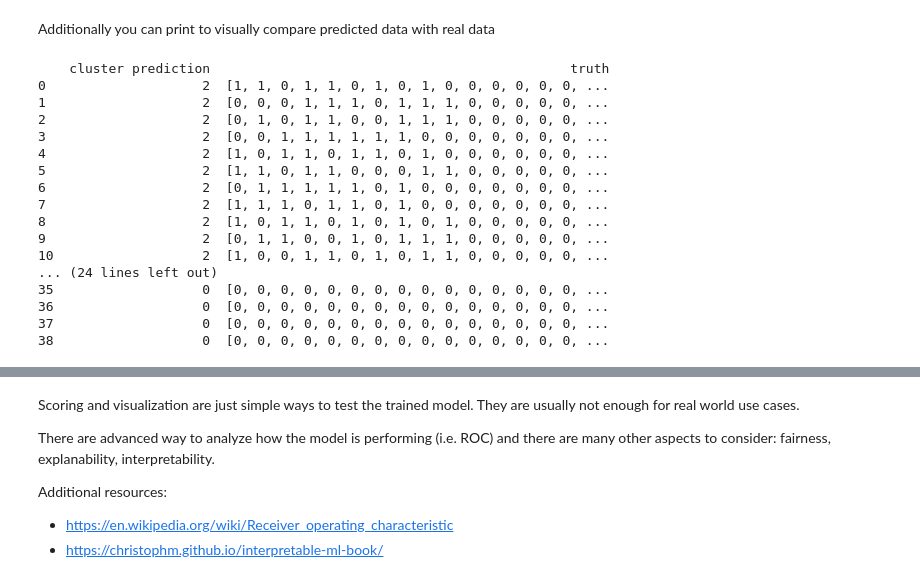
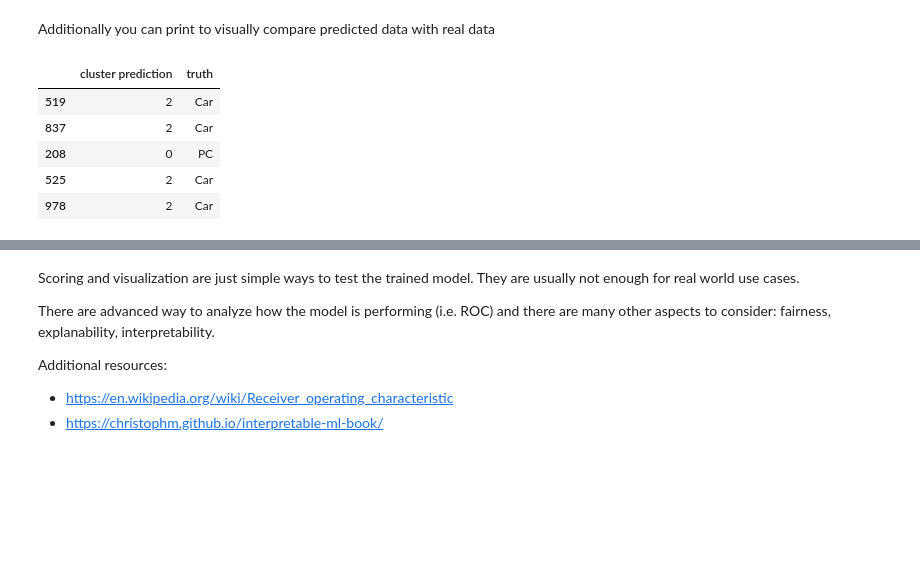
Before and after one commit to gitgabrio/cvd_binder, a Jupyter notebook: notebook.ipynb, the cells around one changed output, grey strips where cells are left out. Cells and saved outputs as stored; diff of their text form; code cells hidden in the pictures; blank space fills up the shorter version.

```diff
--- a/notebook.ipynb
+++ b/notebook.ipynb
@@ -100,0 +56,11 @@ print (df2)
+# %%
+# load required columns
+inputs = df['buyed_items_indexes']
+outputs = df['type']
+# splitting buyed_customer_items_id array to multiple columns
+inputs_multicolumn  = pd.DataFrame(inputs.tolist(), index=inputs.index)
+
+# splitting data in training/test
+test_size = 0.4             # percentage of data used to create test set
+random_state = 23           # fixed seed to make randomization reproducible
+input_train, input_test, output_train, output_test = train_test_split(inputs_multicolumn, outputs, test_size=test_size, random_state=random_state)
@@ -122,37 +103,15 @@ model_score: -2395.770362128503
 Note: Pay attention to overfitting problem ( https://en.wikipedia.org/wiki/Overfitting )  while you train and test your model. For example a score of 0.99 or similar is an important sign of a probable overfit.
 # %% [markdown]
 Additionally you can print to visually compare predicted data with real data
-# %%
-dfsimple = pd.read_csv('simple_input_data.csv')
-# splitting buyed_items string to arrays
-dfsimple.buyed_items = dfsimple.buyed_items.str[1:-1].str.replace("'",'').str.replace(",",'').str.split(' ')
-# splitting buyed_customer_items_id string to arrays
-dfsimple.buyed_customer_items_id = dfsimple.buyed_customer_items_id.str[1:-1].str.replace("'",'').str.replace(",",'').str.split(' ')
-dfsimple.head()
-
-test_inputs = dfsimple['buyed_customer_items_id']
-dftest  = pd.DataFrame(test_inputs.tolist(), index=test_inputs.index)
-
-
-predictions = trained_model.predict(dftest)
-results = pd.DataFrame({'cluster prediction': predictions.astype(int), 'truth': dfsimple['buyed_customer_items_id']})
-print(results)
-# %% [output]
-    cluster prediction                                              truth
-0                    2  [1, 1, 0, 1, 1, 0, 1, 0, 1, 0, 0, 0, 0, 0, 0, ...
-1                    2  [0, 0, 0, 1, 1, 1, 0, 1, 1, 1, 0, 0, 0, 0, 0, ...
-2                    2  [0, 1, 0, 1, 1, 0, 0, 1, 1, 1, 0, 0, 0, 0, 0, ...
-3                    2  [0, 0, 1, 1, 1, 1, 1, 1, 0, 0, 0, 0, 0, 0, 0, ...
-4                    2  [1, 0, 1, 1, 0, 1, 1, 0, 1, 0, 0, 0, 0, 0, 0, ...
-5                    2  [1, 1, 0, 1, 1, 0, 0, 0, 1, 1, 0, 0, 0, 0, 0, ...
-6                    2  [0, 1, 1, 1, 1, 1, 0, 1, 0, 0, 0, 0, 0, 0, 0, ...
-7                    2  [1, 1, 1, 0, 1, 1, 0, 1, 0, 0, 0, 0, 0, 0, 0, ...
-8                    2  [1, 0, 1, 1, 0, 1, 0, 1, 0, 1, 0, 0, 0, 0, 0, ...
-9                    2  [0, 1, 1, 0, 0, 1, 0, 1, 1, 1, 0, 0, 0, 0, 0, ...
-10                   2  [1, 0, 0, 1, 1, 0, 1, 0, 1, 1, 0, 0, 0, 0, 0, ...
-... (24 lines left out)
-35                   0  [0, 0, 0, 0, 0, 0, 0, 0, 0, 0, 0, 0, 0, 0, 0, ...
-36                   0  [0, 0, 0, 0, 0, 0, 0, 0, 0, 0, 0, 0, 0, 0, 0, ...
-37                   0  [0, 0, 0, 0, 0, 0, 0, 0, 0, 0, 0, 0, 0, 0, 0, ...
-38                   0  [0, 0, 0, 0, 0, 0, 0, 0, 0, 0, 0, 0, 0, 0, 0, ...
+# %%
+predictions = trained_model.predict(input_test)
+results = pd.DataFrame({'cluster prediction': predictions.astype(int), 'truth': output_test})
+results.head()
+# %% [output]
+|  | cluster prediction | truth |
+| 519 | 2 | Car |
+| 837 | 2 | Car |
+| 208 | 0 | PC |
+| 525 | 2 | Car |
+| 978 | 2 | Car |
 # %% [markdown]
```
Also changed, not shown: parts of 9 cells of this notebook, 2 other files.
